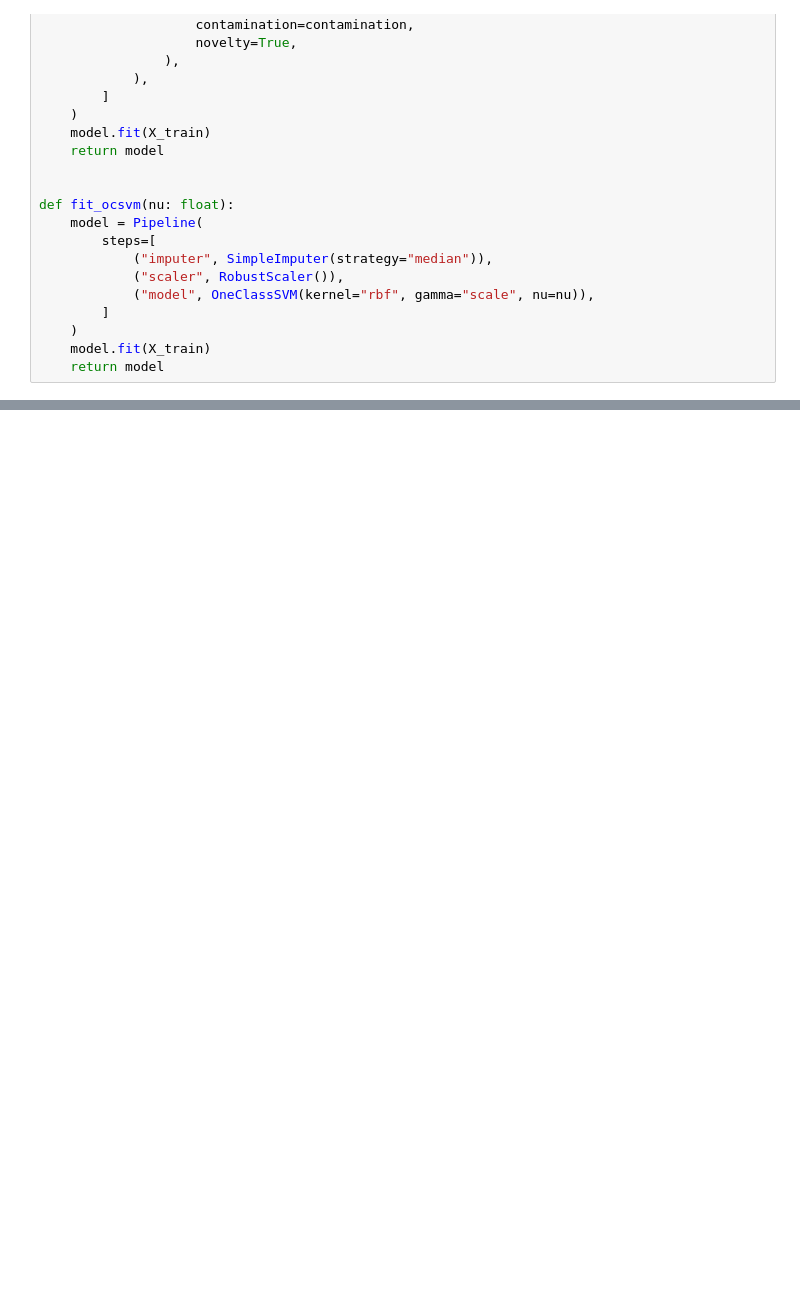
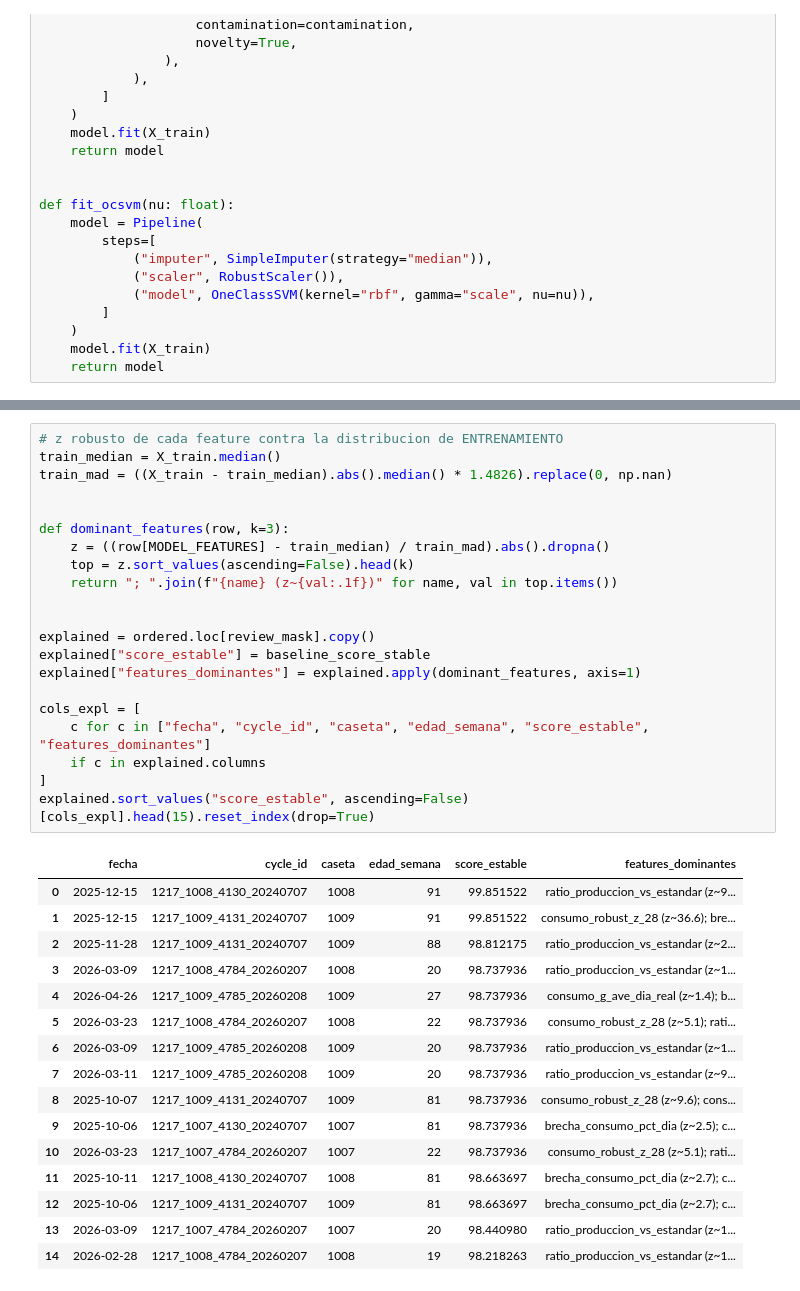
Before and after one commit to AnalistaBI25/Postura-Anomalias, a Jupyter notebook: notebooks/02_modelado_anomalias_no_supervisado.ipynb, the cells around one changed output, grey strips where cells are left out. Cells and saved outputs as stored; diff of their text form; blank space fills up the shorter version.

```diff
--- a/notebooks/02_modelado_anomalias_no_supervisado.ipynb
+++ b/notebooks/02_modelado_anomalias_no_supervisado.ipynb
@@ -317,0 +691,38 @@ Criterios mínimos para promover un modelo:
+# %%
+# z robusto de cada feature contra la distribucion de ENTRENAMIENTO
+train_median = X_train.median()
+train_mad = ((X_train - train_median).abs().median() * 1.4826).replace(0, np.nan)
+
+
+def dominant_features(row, k=3):
+    z = ((row[MODEL_FEATURES] - train_median) / train_mad).abs().dropna()
+    top = z.sort_values(ascending=False).head(k)
+    return "; ".join(f"{name} (z~{val:.1f})" for name, val in top.items())
+
+
+explained = ordered.loc[review_mask].copy()
+explained["score_estable"] = baseline_score_stable
+explained["features_dominantes"] = explained.apply(dominant_features, axis=1)
+
+cols_expl = [
+    c for c in ["fecha", "cycle_id", "caseta", "edad_semana", "score_estable", "features_dominantes"]
+    if c in explained.columns
+]
+explained.sort_values("score_estable", ascending=False)[cols_expl].head(15).reset_index(drop=True)
+# %% [output]
+|  | fecha | cycle_id | caseta | edad_semana | score_estable | features_dominantes |
+| 0 | 2025-12-15 | 1217_1008_4130_20240707 | 1008 | 91 | 99.851522 | ratio_produccion_vs_estandar (z~9... |
+| 1 | 2025-12-15 | 1217_1009_4131_20240707 | 1009 | 91 | 99.851522 | consumo_robust_z_28 (z~36.6); bre... |
+| 2 | 2025-11-28 | 1217_1009_4131_20240707 | 1009 | 88 | 98.812175 | ratio_produccion_vs_estandar (z~2... |
+| 3 | 2026-03-09 | 1217_1008_4784_20260207 | 1008 | 20 | 98.737936 | ratio_produccion_vs_estandar (z~1... |
+| 4 | 2026-04-26 | 1217_1009_4785_20260208 | 1009 | 27 | 98.737936 | consumo_g_ave_dia_real (z~1.4); b... |
+| 5 | 2026-03-23 | 1217_1008_4784_20260207 | 1008 | 22 | 98.737936 | consumo_robust_z_28 (z~5.1); rati... |
+| 6 | 2026-03-09 | 1217_1009_4785_20260208 | 1009 | 20 | 98.737936 | ratio_produccion_vs_estandar (z~1... |
+| 7 | 2026-03-11 | 1217_1009_4785_20260208 | 1009 | 20 | 98.737936 | ratio_produccion_vs_estandar (z~9... |
+| 8 | 2025-10-07 | 1217_1009_4131_20240707 | 1009 | 81 | 98.737936 | consumo_robust_z_28 (z~9.6); cons... |
+| 9 | 2025-10-06 | 1217_1007_4130_20240707 | 1007 | 81 | 98.737936 | brecha_consumo_pct_dia (z~2.5); c... |
+| 10 | 2026-03-23 | 1217_1007_4784_20260207 | 1007 | 22 | 98.737936 | consumo_robust_z_28 (z~5.1); rati... |
+| 11 | 2025-10-11 | 1217_1008_4130_20240707 | 1008 | 81 | 98.663697 | brecha_consumo_pct_dia (z~2.7); c... |
+| 12 | 2025-10-06 | 1217_1009_4131_20240707 | 1009 | 81 | 98.663697 | brecha_consumo_pct_dia (z~2.7); c... |
+| 13 | 2026-03-09 | 1217_1007_4784_20260207 | 1007 | 20 | 98.440980 | ratio_produccion_vs_estandar (z~1... |
+| 14 | 2026-02-28 | 1217_1008_4784_20260207 | 1008 | 19 | 98.218263 | ratio_produccion_vs_estandar (z~1... |
```
Also changed, not shown: parts of 53 cells of this notebook, 22 other files.
